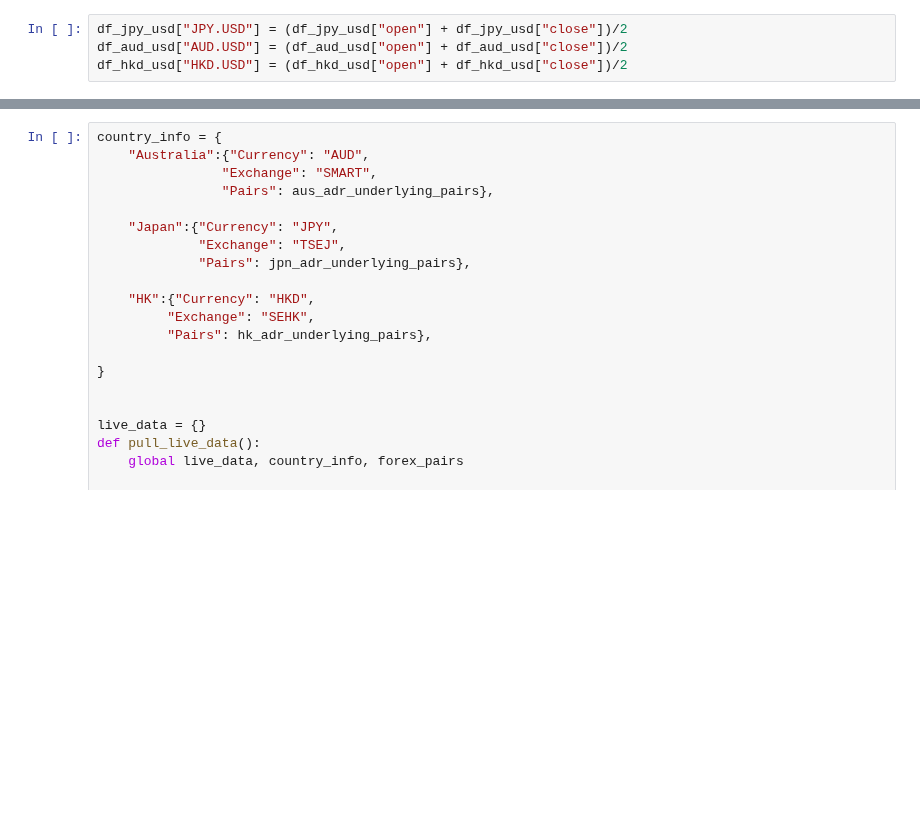
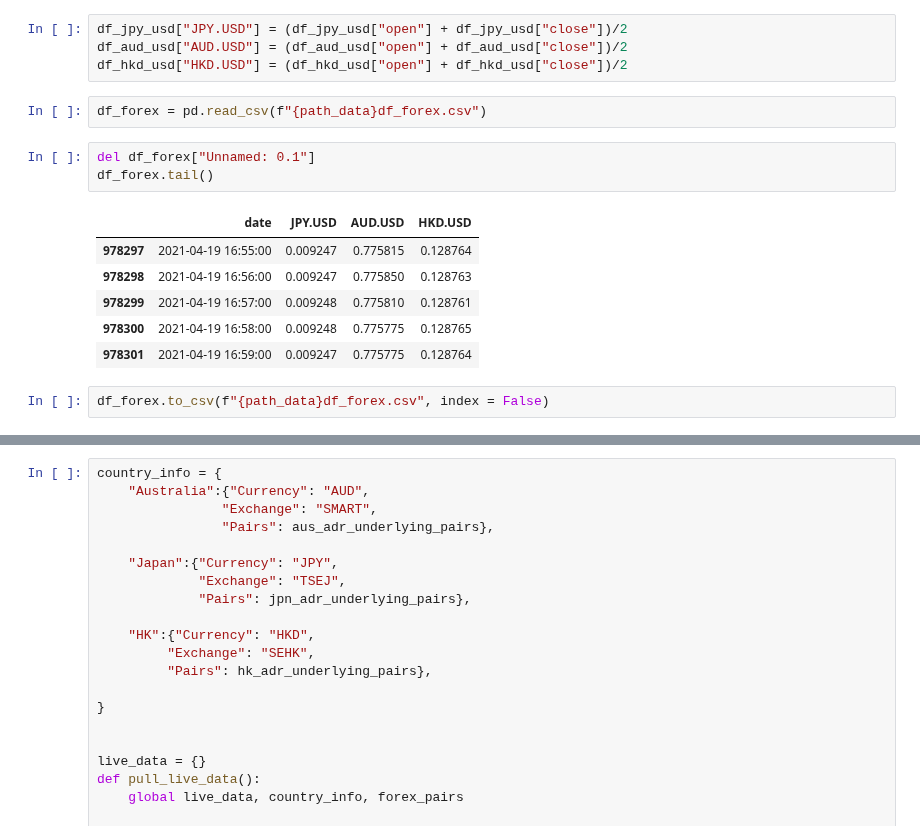
Before and after one commit to jh-lor/ADRPairsTrading, a Jupyter notebook: Live Trading Implementation.ipynb, the cells around one changed output, grey strips where cells are left out. Drawn from its saved outputs; the diff is of its cells as text; blank space fills up the shorter version.

```diff
--- a/Live Trading Implementation.ipynb
+++ b/Live Trading Implementation.ipynb
@@ -405,3 +404,17 @@ df_hkd_usd = pd.read_csv(f"{path_data}HKD.USD.csv")
 df_jpy_usd["JPY.USD"] = (df_jpy_usd["open"] + df_jpy_usd["close"])/2
 df_aud_usd["AUD.USD"] = (df_aud_usd["open"] + df_aud_usd["close"])/2
 df_hkd_usd["HKD.USD"] = (df_hkd_usd["open"] + df_hkd_usd["close"])/2
+# %%
+df_forex = pd.read_csv(f"{path_data}df_forex.csv")
+# %%
+del df_forex["Unnamed: 0.1"]
+df_forex.tail()
+# %% [output]
+|  | date | JPY.USD | AUD.USD | HKD.USD |
+| 978297 | 2021-04-19 16:55:00 | 0.009247 | 0.775815 | 0.128764 |
+| 978298 | 2021-04-19 16:56:00 | 0.009247 | 0.775850 | 0.128763 |
+| 978299 | 2021-04-19 16:57:00 | 0.009248 | 0.775810 | 0.128761 |
+| 978300 | 2021-04-19 16:58:00 | 0.009248 | 0.775775 | 0.128765 |
+| 978301 | 2021-04-19 16:59:00 | 0.009247 | 0.775775 | 0.128764 |
+# %%
+df_forex.to_csv(f"{path_data}df_forex.csv", index = False)
```
Also changed, not shown: parts of 8 cells of this notebook, 1 other file.
